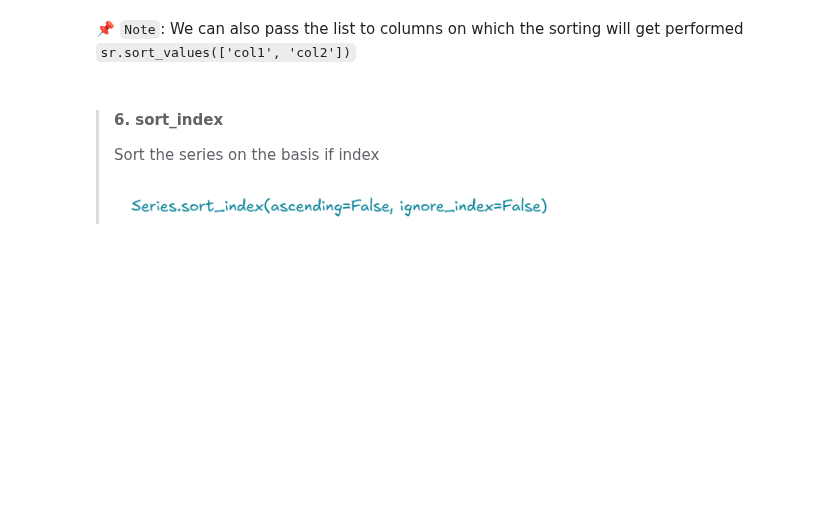
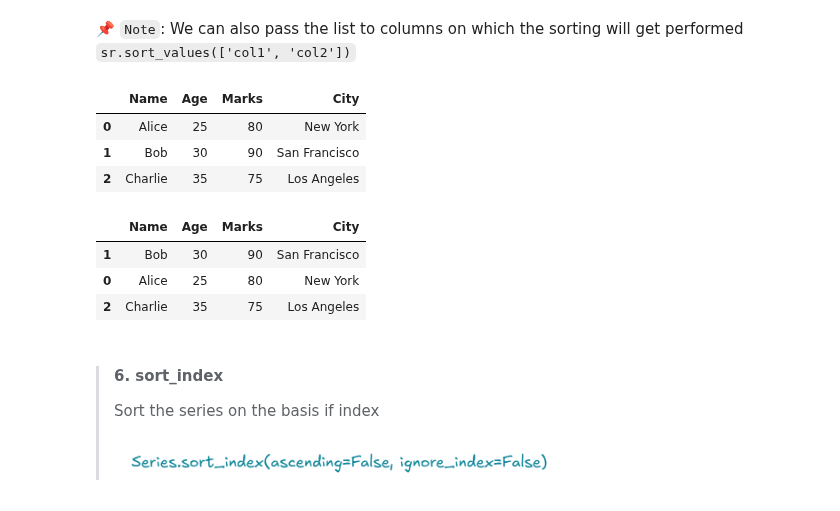
Before and after one commit to Shriram-Vibhute/CampusX-DSMP2.0, a Jupyter notebook: Pandas/Series and DataFrames/Series.ipynb, the cells around one changed output. Cells and saved outputs as stored; diff of their text form; code cells hidden in the pictures; blank space fills up the shorter version.

Commit message:
Revised pandas series and dataframes basic functions and added more info about certain functions.

```diff
--- a/Pandas/Series and DataFrames/Series.ipynb
+++ b/Pandas/Series and DataFrames/Series.ipynb
@@ -257,6 +257,28 @@ Name: batsman_runs, Length: 141, dtype: int64
 # %% [markdown]
 📌 `Note`: We can also pass the list to columns on which the sorting will get performed
 <code>sr.sort_values(['col1', 'col2'])</code>
+# %%
+df = pd.DataFrame(
+    {
+        "Name": ["Alice", "Bob", "Charlie"],
+        "Age": [25, 30, 35],
+        "Marks": [80, 90, 75],
+        "City": ["New York", "San Francisco", "Los Angeles"]
+    }
+)
+df
+# %% [output]
+|  | Name | Age | Marks | City |
+| 0 | Alice | 25 | 80 | New York |
+| 1 | Bob | 30 | 90 | San Francisco |
+| 2 | Charlie | 35 | 75 | Los Angeles |
+# %%
+df.sort_values(by = ["Marks", "Age"], ascending = False)
+# %% [output]
+|  | Name | Age | Marks | City |
+| 1 | Bob | 30 | 90 | San Francisco |
+| 0 | Alice | 25 | 80 | New York |
+| 2 | Charlie | 35 | 75 | Los Angeles |
 # %% [markdown]
 > #### 6. sort_index
 > Sort the series on the basis if index<br><br>
```
Also changed, not shown: parts of 5 cells of this notebook, 1 other file.
